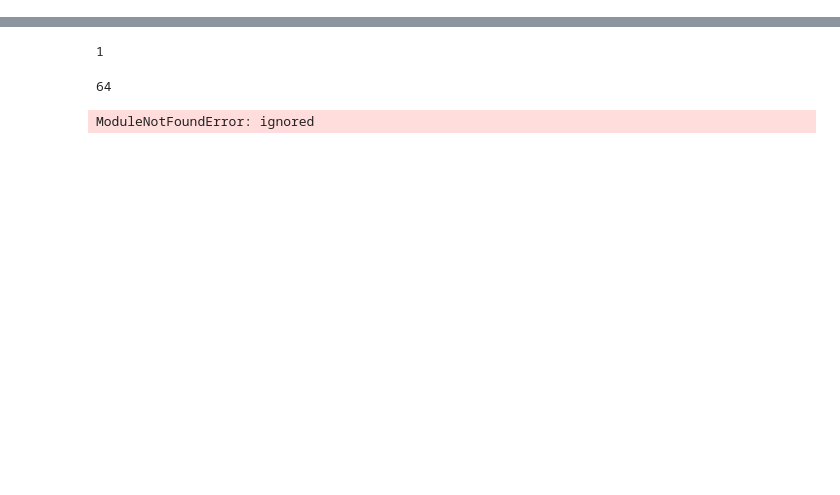
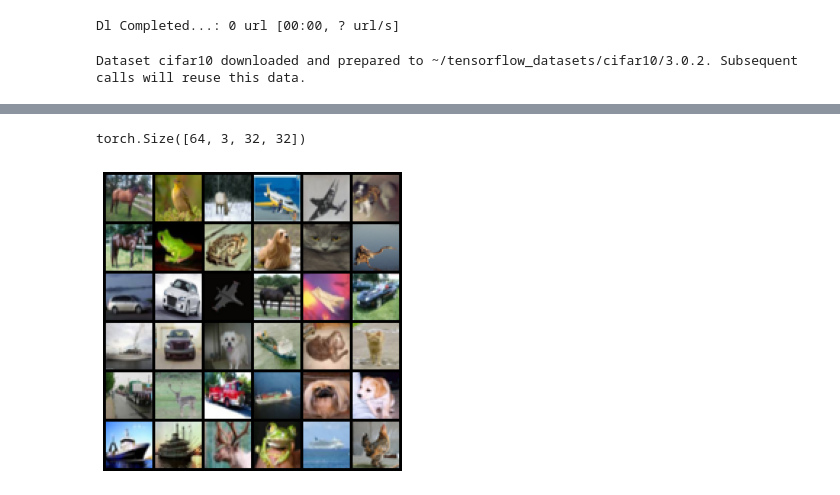
Before and after one commit to gabrielraya/vanilla-diffusion-model, a Jupyter notebook: Vanilla_Diffusion_models.ipynb, the cells around one changed output, grey strips where cells are left out. Drawn from its saved outputs; the diff is of its cells as text; code cells hidden in the pictures; blank space fills up the shorter version.

```diff
--- a/Vanilla_Diffusion_models.ipynb
+++ b/Vanilla_Diffusion_models.ipynb
@@ -42,13 +89,20 @@ config   = Config(training=training, sampling=sampling)
 # %%
-from vanilla-diffusion-model import datasets
+# @title Training configuration
+import datasets
 
 
 # Build data iterators
-train_ds, eval_ds, _ = datasets.get_dataset(config,
-                                            uniform_dequantization=config.data.uniform_dequantization)
+train_ds, eval_ds, _ = datasets.get_dataset(config, uniform_dequantization=config.data.uniform_dequantization)
 train_iter = iter(train_ds)  # pytype: disable=wrong-arg-types
 eval_iter = iter(eval_ds)  # pytype: disable=wrong-arg-types
+
 # Create data normalizer and its inverse
 scaler = datasets.get_data_scaler(config)
 inverse_scaler = datasets.get_data_inverse_scaler(config)
+
+# Save training samples
+batch = torch.from_numpy(next(train_iter)['image']._numpy()).to(config.device).float()
+batch = batch.permute(0, 3, 1, 2)
+print(batch.shape)
+plts.save_image(batch, workdir, n=36, pos="vertical", name="data_samples", show=True)
 # %% [output]
@@ -55,0 +112,2 @@ SyntaxError: ignored
+Dl Completed...: 0 url [00:00, ? url/s]
+Dataset cifar10 downloaded and prepared to ~/tensorflow_datasets/cifar10/3.0.2. Subsequent calls will reuse this data.
@@ -56,53 +116,2 @@ SyntaxError: ignored
+torch.Size([64, 3, 32, 32])
+[figure, added]
-# %%
-jax.device_count()
-# %% [output]
-1
-# %%
-config.training.batch_size
-# %% [output]
-64
-# %%
-# @title Load the score-based model
-sde = 'VESDE' #@param ['VESDE', 'VPSDE', 'subVPSDE'] {"type": "string"}
-if sde.lower() == 'vesde':
-  from configs.ve import cifar10_ncsnpp_continuous as configs
-  ckpt_filename = "exp/ve/cifar10_ncsnpp_continuous/checkpoint_24"
-  config = configs.get_config()
-  sde = VESDE(sigma_min=config.model.sigma_min, sigma_max=config.model.sigma_max, N=config.model.num_scales)
-  sampling_eps = 1e-5
-elif sde.lower() == 'vpsde':
-  from configs.vp import cifar10_ddpmpp_continuous as configs
-  ckpt_filename = "exp/vp/cifar10_ddpmpp_continuous/checkpoint_8"
-  config = configs.get_config()
-  sde = VPSDE(beta_min=config.model.beta_min, beta_max=config.model.beta_max, N=config.model.num_scales)
-  sampling_eps = 1e-3
-elif sde.lower() == 'subvpsde':
-  from configs.subvp import cifar10_ddpmpp_continuous as configs
-  ckpt_filename = "exp/subvp/cifar10_ddpmpp_continuous/checkpoint_26"
-  config = configs.get_config()
-  sde = subVPSDE(beta_min=config.model.beta_min, beta_max=config.model.beta_max, N=config.model.num_scales)
-  sampling_eps = 1e-3
-
-batch_size =   64#@param {"type":"integer"}
-local_batch_size = batch_size // jax.local_device_count()
-config.training.batch_size = batch_size
-config.eval.batch_size = batch_size
-
-random_seed = 0 #@param {"type": "integer"}
-rng = jax.random.PRNGKey(random_seed)
-rng, run_rng = jax.random.split(rng)
-rng, model_rng = jax.random.split(rng)
-score_model, init_model_state, initial_params = mutils.init_model(run_rng, config)
-optimizer = losses_lib.get_optimizer(config).create(initial_params)
-
-state = mutils.State(step=0, optimizer=optimizer, lr=config.optim.lr,
-                      model_state=init_model_state,
-                      ema_rate=config.model.ema_rate,
-                      params_ema=initial_params,
-                      rng=rng)  # pytype: disable=wrong-keyword-args
-sigmas = mutils.get_sigmas(config)
-scaler = datasets.get_data_scaler(config)
-inverse_scaler = datasets.get_data_inverse_scaler(config)
-state = utils.load_training_state(ckpt_filename, state)
-# %% [output]
-ModuleNotFoundError: ignored
```
Also changed, not shown: parts of 12 cells of this notebook.
